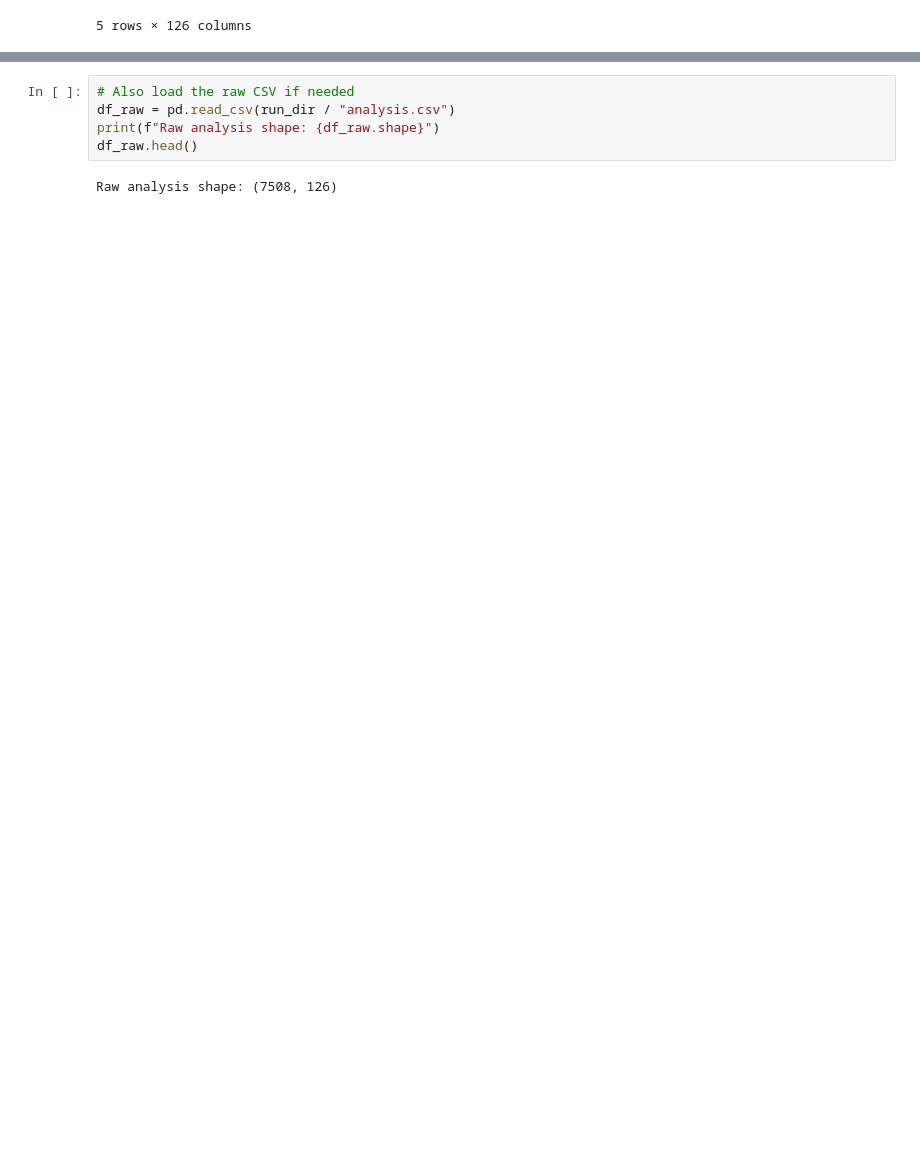
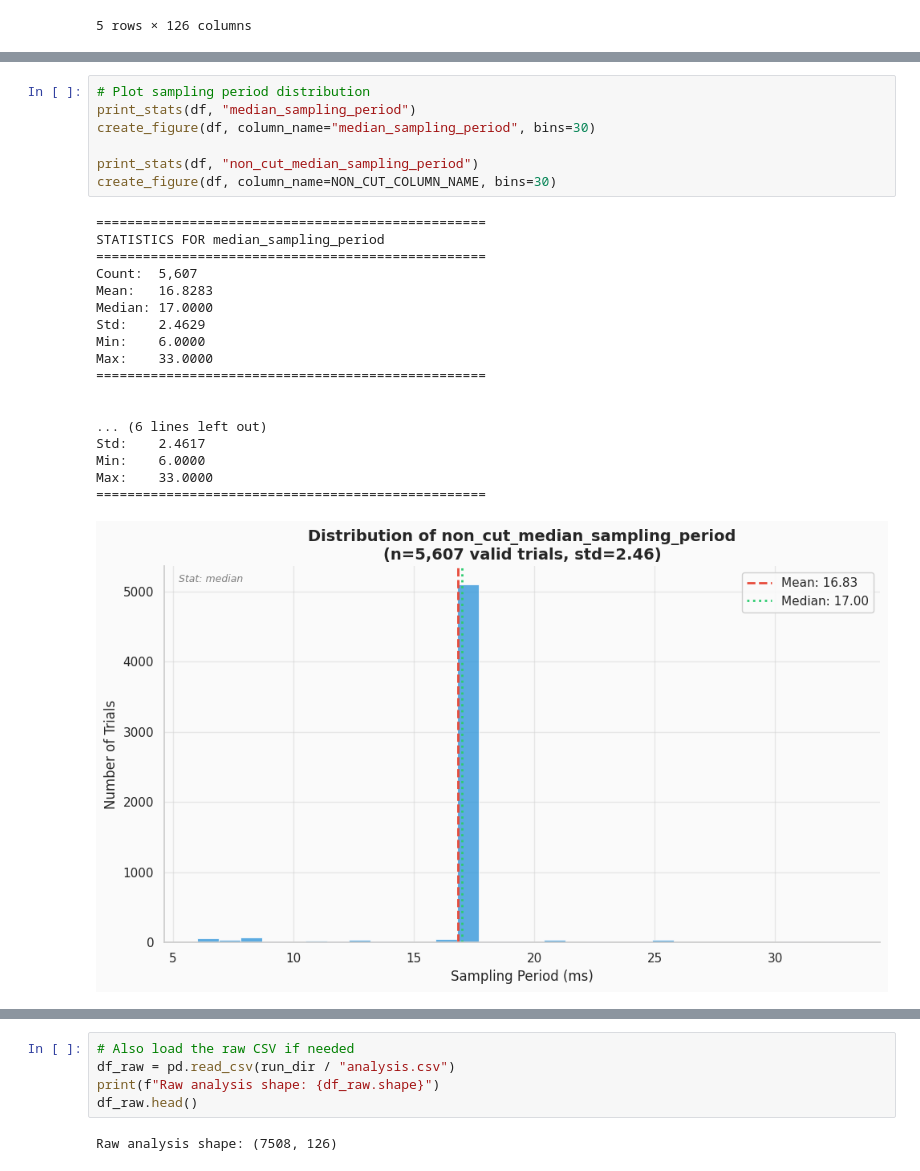
Before and after one commit to gianluca-capelo/datapruebas_analysis, a Jupyter notebook: notebooks/sampling_period_analysis.ipynb, the cells around one changed output, grey strips where cells are left out. Cells and saved outputs as stored; diff of their text form; blank space fills up the shorter version.

```diff
--- a/notebooks/sampling_period_analysis.ipynb
+++ b/notebooks/sampling_period_analysis.ipynb
@@ -46,0 +81,26 @@ Subjects: 366
+# %%
+# Plot sampling period distribution
+print_stats(df, "median_sampling_period")
+create_figure(df, column_name="median_sampling_period", bins=30)
+
+print_stats(df, "non_cut_median_sampling_period")
+create_figure(df, column_name=NON_CUT_COLUMN_NAME, bins=30)
+# %% [output]
+==================================================
+STATISTICS FOR median_sampling_period
+==================================================
+Count:  5,607
+Mean:   16.8283
+Median: 17.0000
+Std:    2.4629
+Min:    6.0000
+Max:    33.0000
+==================================================
+
+
+... (6 lines left out)
+Std:    2.4617
+Min:    6.0000
+Max:    33.0000
+==================================================
+[figure, added]
```
Also changed, not shown: parts of 4 cells of this notebook.
